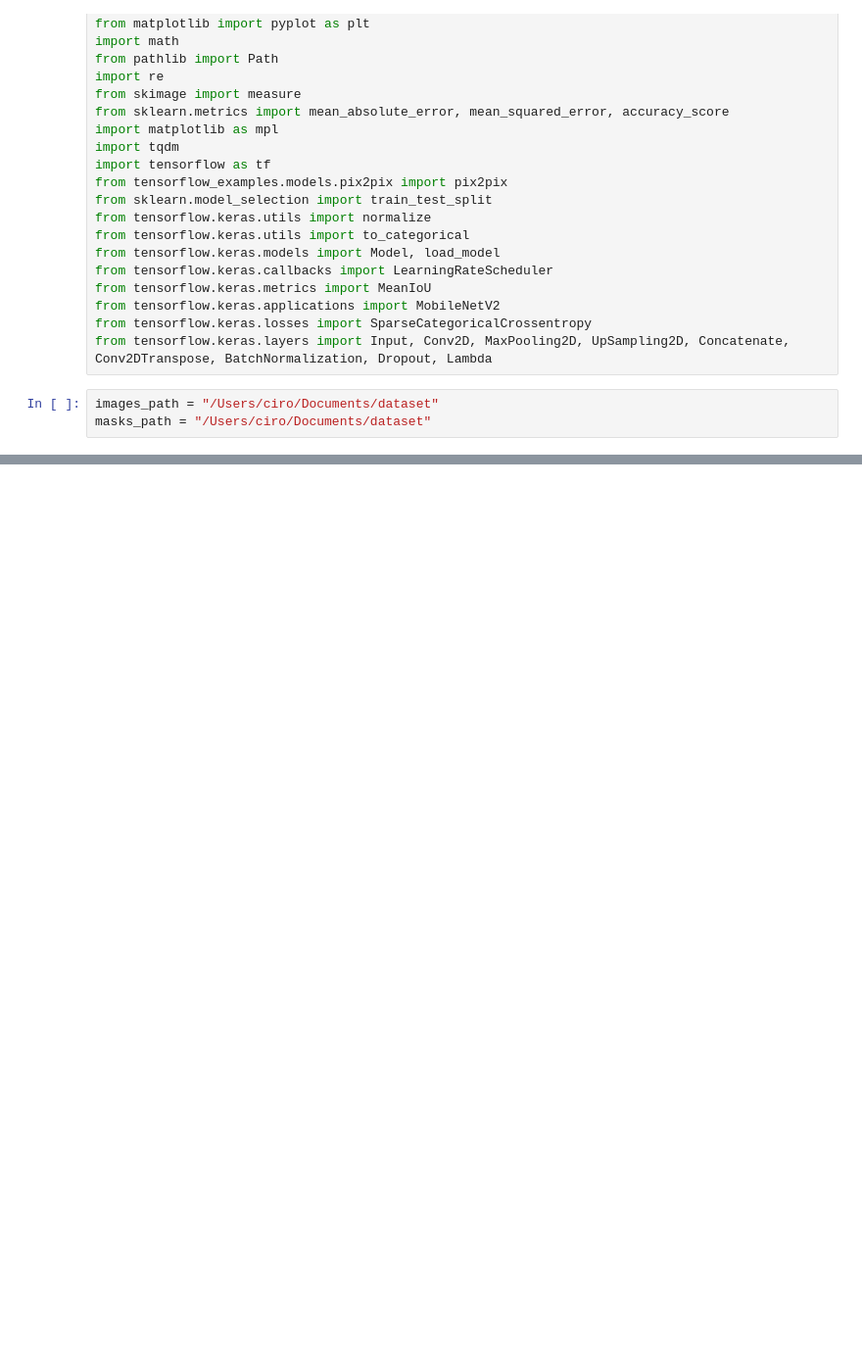
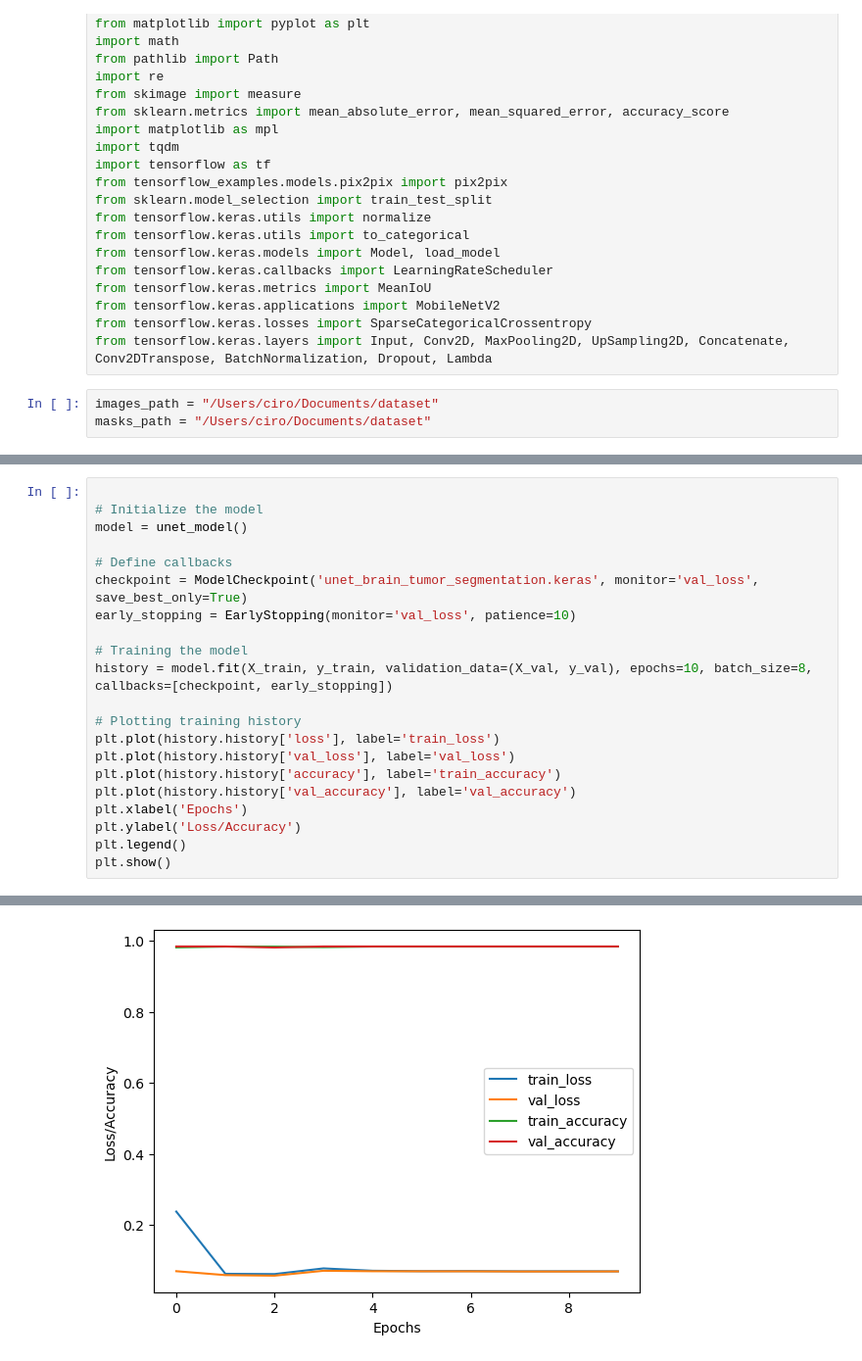
Before and after one commit to Ehsan-Taheri/Brain-Tumor-Segmentation, a Jupyter notebook: UnteModel.ipynb, the cells around one changed output, grey strips where cells are left out. Shown at 98% size. Saved outputs shown, nothing was run; the diff lists cells and outputs as text; blank space fills up the shorter version.

```diff
--- a/UnteModel.ipynb
+++ b/UnteModel.ipynb
@@ -218,0 +209,22 @@ visualize_data(preprocessed_images, preprocessed_masks)
+# %%
+
+# Initialize the model
+model = unet_model()
+
+# Define callbacks
+checkpoint = ModelCheckpoint('unet_brain_tumor_segmentation.keras', monitor='val_loss', save_best_only=True)
+early_stopping = EarlyStopping(monitor='val_loss', patience=10)
+
+# Training the model
+history = model.fit(X_train, y_train, validation_data=(X_val, y_val), epochs=10, batch_size=8, callbacks=[checkpoint, early_stopping])
+
+# Plotting training history
+plt.plot(history.history['loss'], label='train_loss')
+plt.plot(history.history['val_loss'], label='val_loss')
+plt.plot(history.history['accuracy'], label='train_accuracy')
+plt.plot(history.history['val_accuracy'], label='val_accuracy')
+plt.xlabel('Epochs')
+plt.ylabel('Loss/Accuracy')
+plt.legend()
+plt.show()
+# %% [output]
@@ -218,0 +251 @@ visualize_data(preprocessed_images, preprocessed_masks)
+[figure, added]
```
Also changed, not shown: parts of 12 cells of this notebook.
